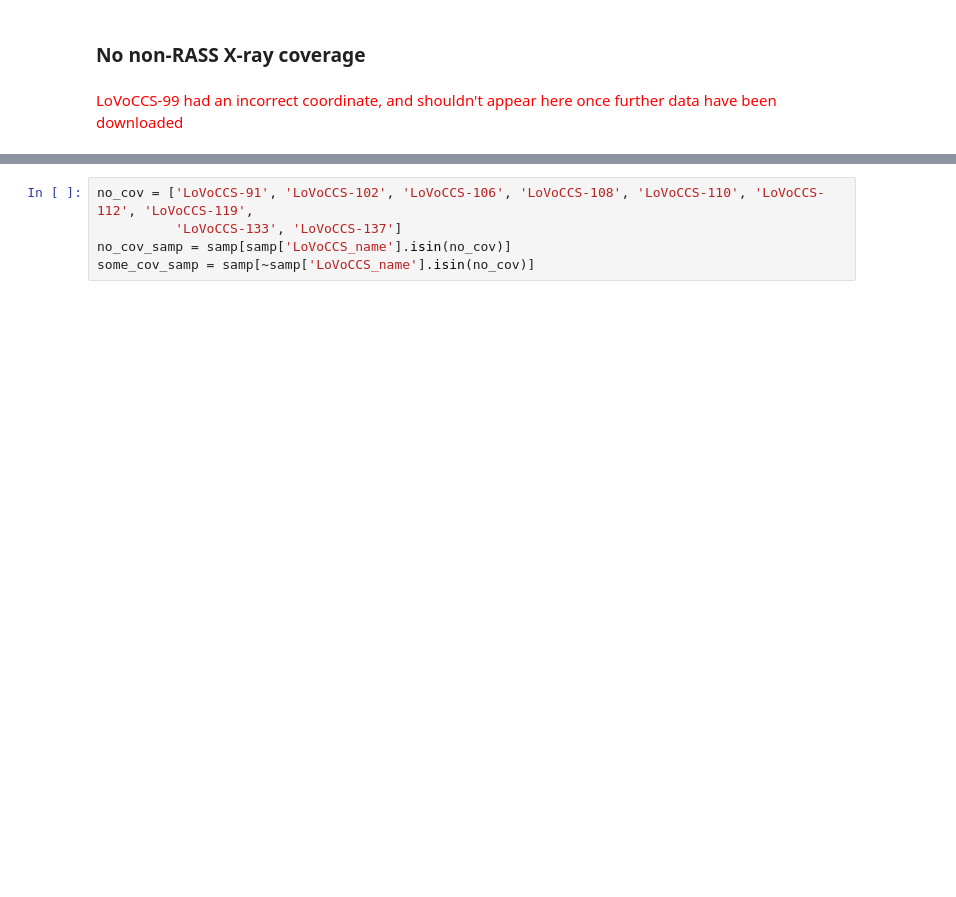
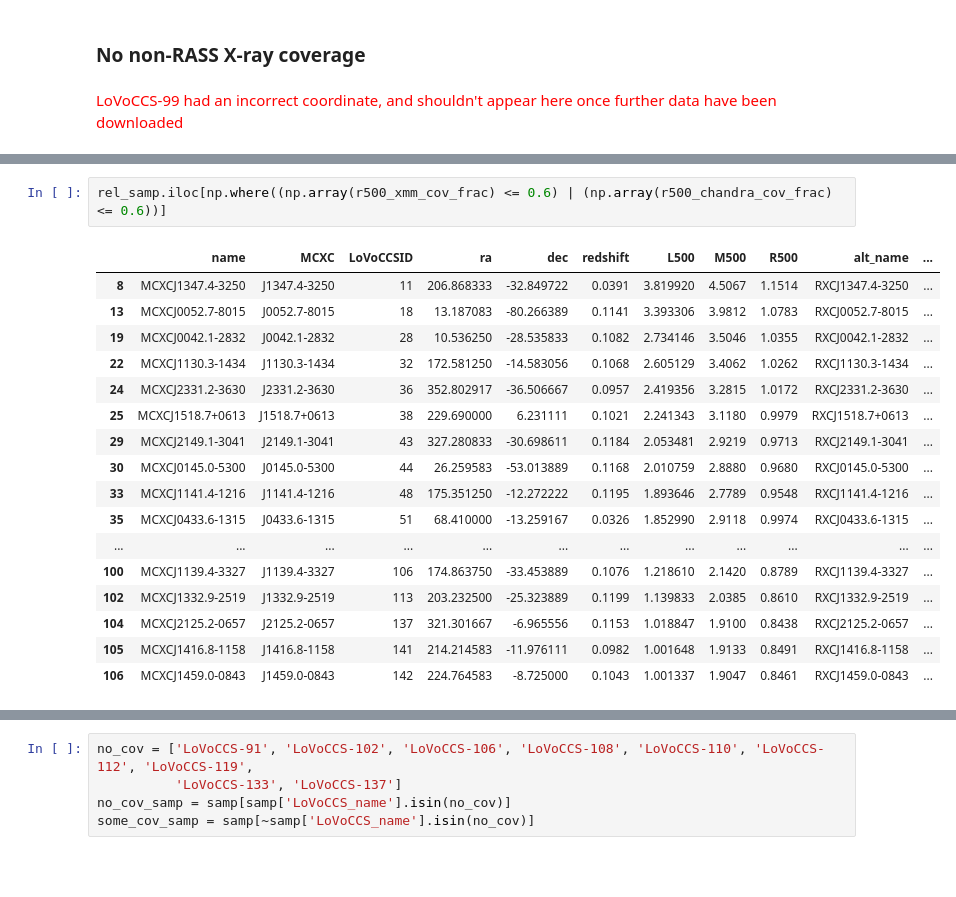
Before and after one commit to LoVoCCS/X-LoVoCCS-Data, a Jupyter notebook: proposals/XMM2023/exploring_targets.ipynb, the cells around one changed output, grey strips where cells are left out. Drawn from its saved outputs; the diff is of its cells as text; blank space fills up the shorter version.

```diff
--- a/proposals/XMM2023/exploring_targets.ipynb
+++ b/proposals/XMM2023/exploring_targets.ipynb
@@ -216,0 +233,20 @@ samp.iloc[np.where((np.array(r500_xmm_cov_frac) == 0) & (np.array(r500_chandra_c
+# %%
+rel_samp.iloc[np.where((np.array(r500_xmm_cov_frac) <= 0.6) | (np.array(r500_chandra_cov_frac) <= 0.6))]
+# %% [output]
+|  | name | MCXC | LoVoCCSID | ra | dec | redshift | L500 | M500 | R500 | alt_name | ... |
+| 8 | MCXCJ1347.4-3250 | J1347.4-3250 | 11 | 206.868333 | -32.849722 | 0.0391 | 3.819920 | 4.5067 | 1.1514 | RXCJ1347.4-3250 | ... |
+| 13 | MCXCJ0052.7-8015 | J0052.7-8015 | 18 | 13.187083 | -80.266389 | 0.1141 | 3.393306 | 3.9812 | 1.0783 | RXCJ0052.7-8015 | ... |
+| 19 | MCXCJ0042.1-2832 | J0042.1-2832 | 28 | 10.536250 | -28.535833 | 0.1082 | 2.734146 | 3.5046 | 1.0355 | RXCJ0042.1-2832 | ... |
+| 22 | MCXCJ1130.3-1434 | J1130.3-1434 | 32 | 172.581250 | -14.583056 | 0.1068 | 2.605129 | 3.4062 | 1.0262 | RXCJ1130.3-1434 | ... |
+| 24 | MCXCJ2331.2-3630 | J2331.2-3630 | 36 | 352.802917 | -36.506667 | 0.0957 | 2.419356 | 3.2815 | 1.0172 | RXCJ2331.2-3630 | ... |
+| 25 | MCXCJ1518.7+0613 | J1518.7+0613 | 38 | 229.690000 | 6.231111 | 0.1021 | 2.241343 | 3.1180 | 0.9979 | RXCJ1518.7+0613 | ... |
+| 29 | MCXCJ2149.1-3041 | J2149.1-3041 | 43 | 327.280833 | -30.698611 | 0.1184 | 2.053481 | 2.9219 | 0.9713 | RXCJ2149.1-3041 | ... |
+| 30 | MCXCJ0145.0-5300 | J0145.0-5300 | 44 | 26.259583 | -53.013889 | 0.1168 | 2.010759 | 2.8880 | 0.9680 | RXCJ0145.0-5300 | ... |
+| 33 | MCXCJ1141.4-1216 | J1141.4-1216 | 48 | 175.351250 | -12.272222 | 0.1195 | 1.893646 | 2.7789 | 0.9548 | RXCJ1141.4-1216 | ... |
+| 35 | MCXCJ0433.6-1315 | J0433.6-1315 | 51 | 68.410000 | -13.259167 | 0.0326 | 1.852990 | 2.9118 | 0.9974 | RXCJ0433.6-1315 | ... |
+| ... | ... | ... | ... | ... | ... | ... | ... | ... | ... | ... | ... |
+| 100 | MCXCJ1139.4-3327 | J1139.4-3327 | 106 | 174.863750 | -33.453889 | 0.1076 | 1.218610 | 2.1420 | 0.8789 | RXCJ1139.4-3327 | ... |
+| 102 | MCXCJ1332.9-2519 | J1332.9-2519 | 113 | 203.232500 | -25.323889 | 0.1199 | 1.139833 | 2.0385 | 0.8610 | RXCJ1332.9-2519 | ... |
+| 104 | MCXCJ2125.2-0657 | J2125.2-0657 | 137 | 321.301667 | -6.965556 | 0.1153 | 1.018847 | 1.9100 | 0.8438 | RXCJ2125.2-0657 | ... |
+| 105 | MCXCJ1416.8-1158 | J1416.8-1158 | 141 | 214.214583 | -11.976111 | 0.0982 | 1.001648 | 1.9133 | 0.8491 | RXCJ1416.8-1158 | ... |
+| 106 | MCXCJ1459.0-0843 | J1459.0-0843 | 142 | 224.764583 | -8.725000 | 0.1043 | 1.001337 | 1.9047 | 0.8461 | RXCJ1459.0-0843 | ... |
```
Also changed, not shown: parts of 16 cells of this notebook, 5 other files.
